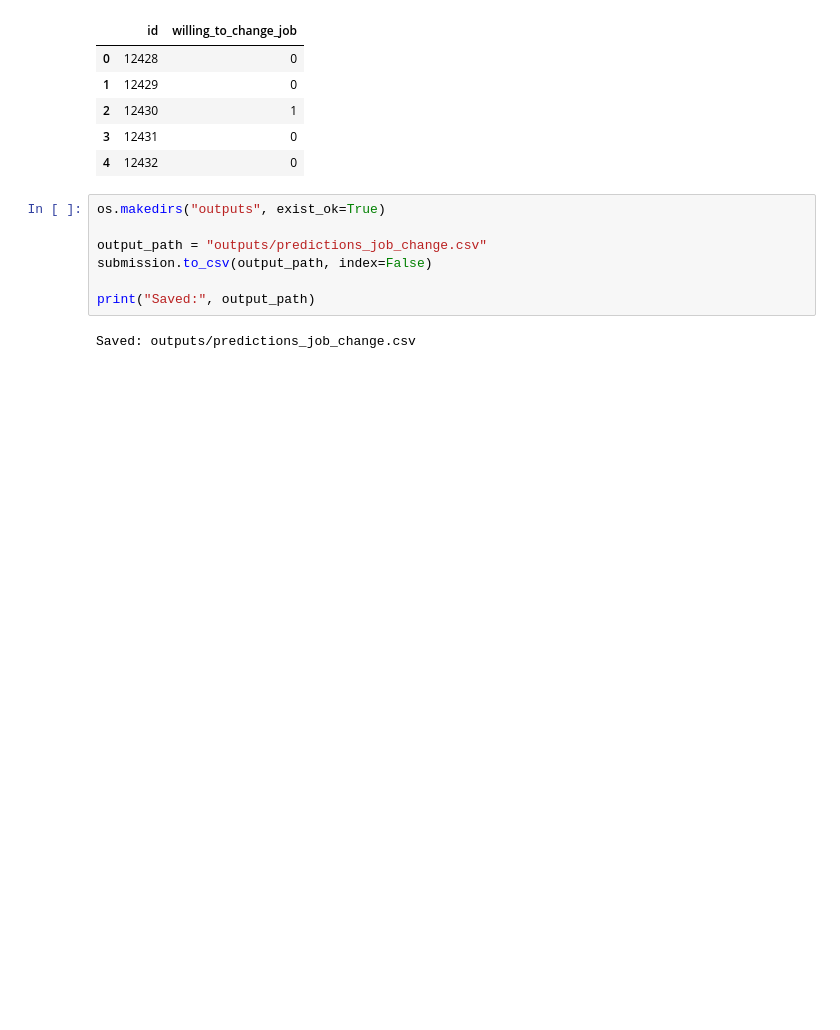
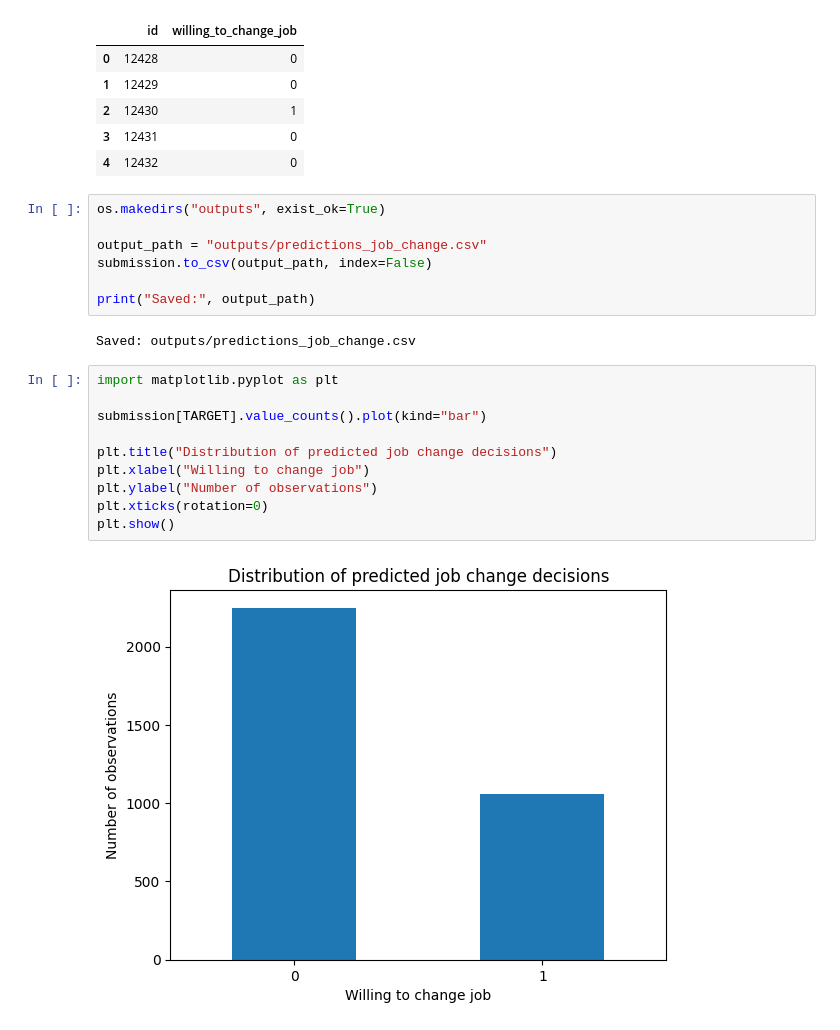
Before and after one commit to alexandrumoldovan1/job-change-ml-classification, a Jupyter notebook: notebooks/03_final_model_and_predictions.ipynb, the cells around one changed output. Saved outputs shown, nothing was run; the diff lists cells and outputs as text; blank space fills up the shorter version.

```diff
--- a/notebooks/03_final_model_and_predictions.ipynb
+++ b/notebooks/03_final_model_and_predictions.ipynb
@@ -136,3 +136,15 @@ submission.to_csv(output_path, index=False)
 print("Saved:", output_path)
 # %% [output]
 Saved: outputs/predictions_job_change.csv
+# %%
+import matplotlib.pyplot as plt
+
+submission[TARGET].value_counts().plot(kind="bar")
+
+plt.title("Distribution of predicted job change decisions")
+plt.xlabel("Willing to change job")
+plt.ylabel("Number of observations")
+plt.xticks(rotation=0)
+plt.show()
+# %% [output]
+[figure, added]
```
Also changed, not shown: parts of 1 cell of this notebook.
